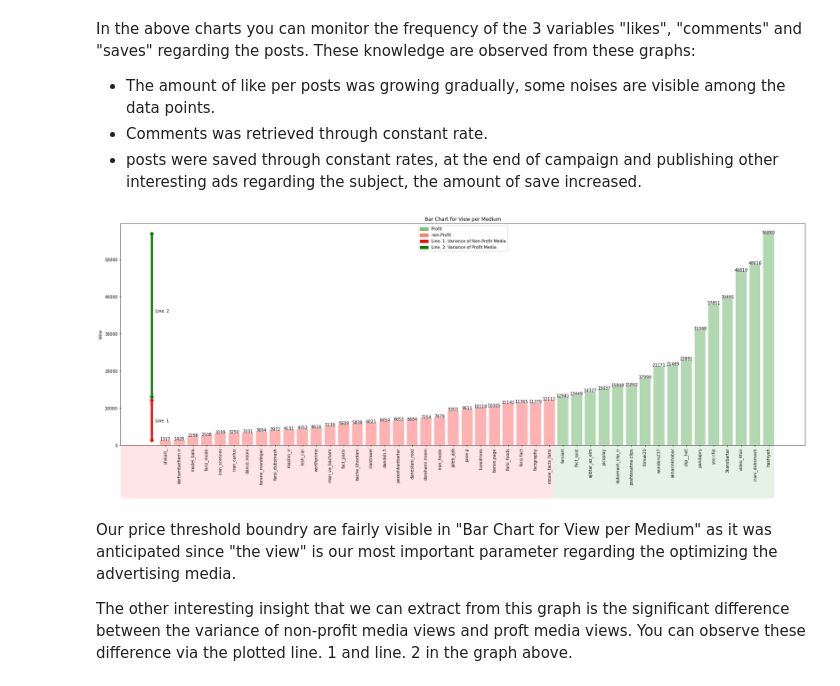
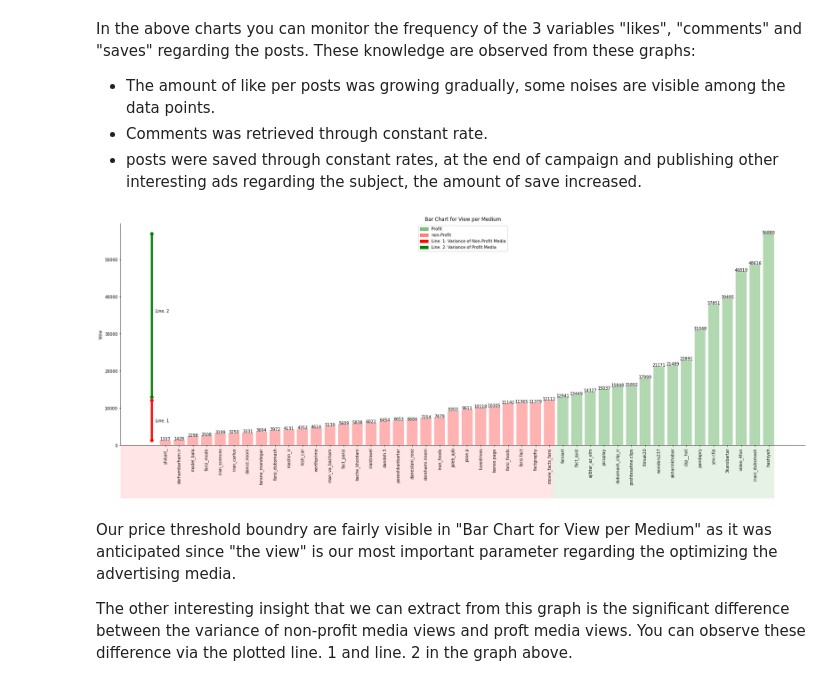
Before and after one commit to RaminFerdos/MSC_Thesis_IG_Bot, a Jupyter notebook: Main.ipynb, the cells around one changed output. Drawn from its saved outputs; the diff is of its cells as text; code cells hidden in the pictures.

```diff
--- a/Main.ipynb
+++ b/Main.ipynb
@@ -351,34 +351,36 @@ temp_df = df_ads[['user_id', 'view', 'y']].sort_values('view')
 x = temp_df['user_id']
 y = temp_df['view']
 z = temp_df['y']
 
 fig = plt.figure(figsize = (30, 10))
 ax = fig.add_subplot()
 
 for x_, y_, z_ in zip(x, y, z):
     ax.bar(x_, y_, color = "red" if z_ == 0 else "green", alpha = .3)
     ax.text(x_, y_ + .3, round(y_, 1), horizontalalignment = 'center')
 
 ax.plot([-1,-1],[int(temp_df[temp_df['user_id'] == 'shikart_']['view']), int(temp_df[temp_df['user_id'] == 'movie_facts_farsi']['view'])], '.-r', linewidth = 5, markersize = 15)
 ax.annotate('Line. 1', xy=(.051, .105), xycoords='axes fraction')
 ax.plot([-1,-1],[int(temp_df[temp_df['user_id'] == 'farsiart']['view']), int(temp_df[temp_df['user_id'] == 'hashiyeh']['view'])], '.-g', linewidth = 5, markersize = 15)
 ax.annotate('Line. 2', xy=(.051, .6), xycoords='axes fraction')
 
 p1 = patches.Rectangle((.125 , -.055), width = .49, height = .18 , alpha = .1, facecolor = 'red', transform = fig.transFigure)
 fig.add_artist(p1)
 p2 = patches.Rectangle((.125 + .49, -.055), width = .25, height = .18, alpha = .1, facecolor = 'green', transform = fig.transFigure)
 fig.add_artist(p2)
 ax.set_xticklabels(x, rotation=90)
 ax.set_ylabel("View")
 ax.set_title("Bar Chart for View per Medium");
+ax.spines["top"].set_color("None")
+ax.spines["right"].set_color("None")
 red_patch = patches.Patch(color='red', alpha = .5, label='non-Profit')
 green_patch = patches.Patch(color='green', alpha = .5, label='Profit')
 red_arrow = patches.Patch(color = 'red', label = 'Line. 1: Variance of Non-Profit Media')
 green_arrow = patches.Patch(color = 'green', label = 'Line. 2: Variance of Profit Media')
 plt.legend(handles=[green_patch, red_patch, red_arrow, green_arrow])
 plt.show()
 # %% [output]
-[figure, old version]
+[figure, new version]
 # %% [markdown]
 Our price threshold boundry are fairly visible in "Bar Chart for View per Medium" as it was anticipated since "the view" is our most important parameter regarding the optimizing the advertising media.
 
```
Also changed, not shown: parts of 12 cells of this notebook.
